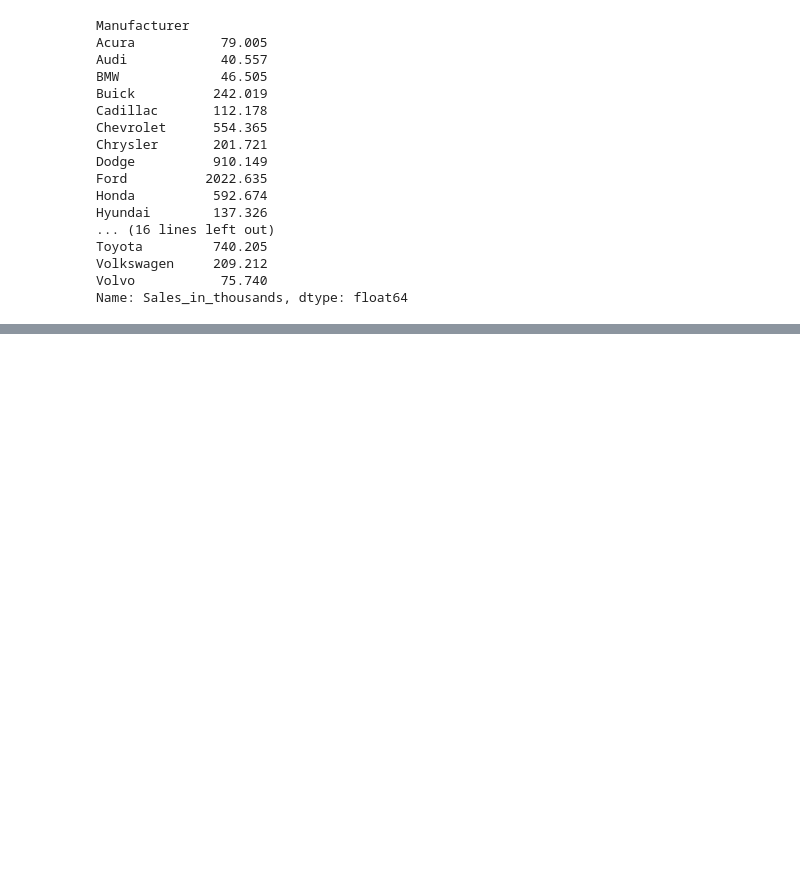
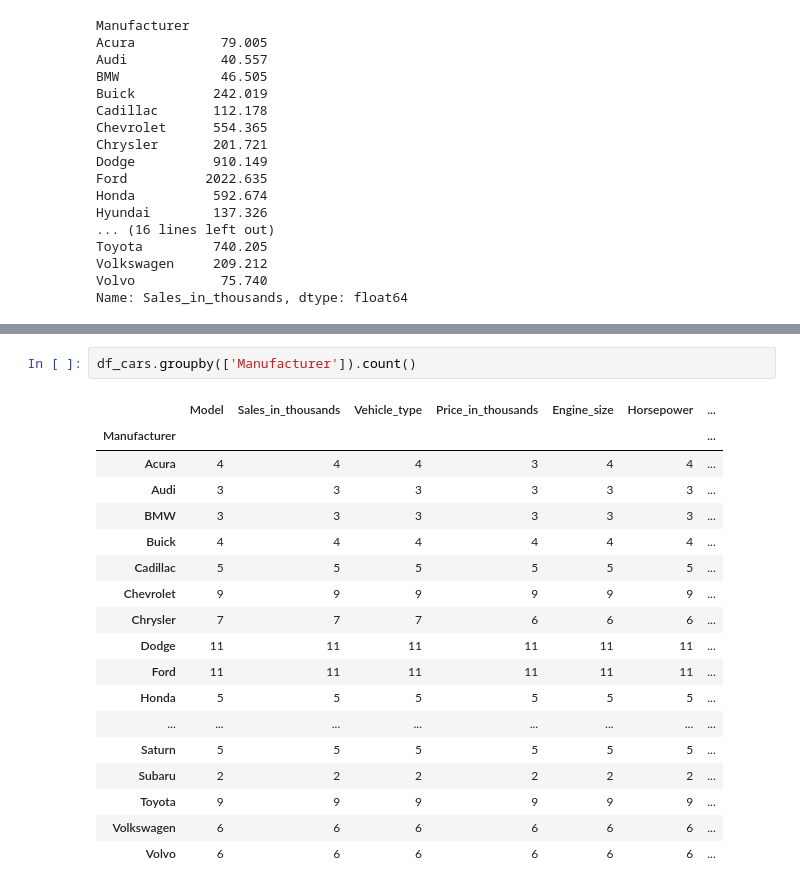
Before and after one commit to Stan-is-the-man/Data_science_bootcamp_2023, a Jupyter notebook: GroupBY_and_aggregate_functions.ipynb, the cells around one changed output, grey strips where cells are left out. Saved outputs shown, nothing was run; the diff lists cells and outputs as text; blank space fills up the shorter version.

```diff
--- a/GroupBY_and_aggregate_functions.ipynb
+++ b/GroupBY_and_aggregate_functions.ipynb
@@ -539,0 +601,21 @@ sales_in_real_values.rename(columns={'Sales_in_thousands': 'Sales',
+# %%
+df_cars.groupby(['Manufacturer']).count()
+# %% [output]
+|  | Model | Sales_in_thousands | Vehicle_type | Price_in_thousands | Engine_size | Horsepower | ... |
+| Manufacturer |  |  |  |  |  |  | ... |
+| Acura | 4 | 4 | 4 | 3 | 4 | 4 | ... |
+| Audi | 3 | 3 | 3 | 3 | 3 | 3 | ... |
+| BMW | 3 | 3 | 3 | 3 | 3 | 3 | ... |
+| Buick | 4 | 4 | 4 | 4 | 4 | 4 | ... |
+| Cadillac | 5 | 5 | 5 | 5 | 5 | 5 | ... |
+| Chevrolet | 9 | 9 | 9 | 9 | 9 | 9 | ... |
+| Chrysler | 7 | 7 | 7 | 6 | 6 | 6 | ... |
+| Dodge | 11 | 11 | 11 | 11 | 11 | 11 | ... |
+| Ford | 11 | 11 | 11 | 11 | 11 | 11 | ... |
+| Honda | 5 | 5 | 5 | 5 | 5 | 5 | ... |
+| ... | ... | ... | ... | ... | ... | ... | ... |
+| Saturn | 5 | 5 | 5 | 5 | 5 | 5 | ... |
+| Subaru | 2 | 2 | 2 | 2 | 2 | 2 | ... |
+| Toyota | 9 | 9 | 9 | 9 | 9 | 9 | ... |
+| Volkswagen | 6 | 6 | 6 | 6 | 6 | 6 | ... |
+| Volvo | 6 | 6 | 6 | 6 | 6 | 6 | ... |
```
Also changed, not shown: parts of 15 cells of this notebook.
